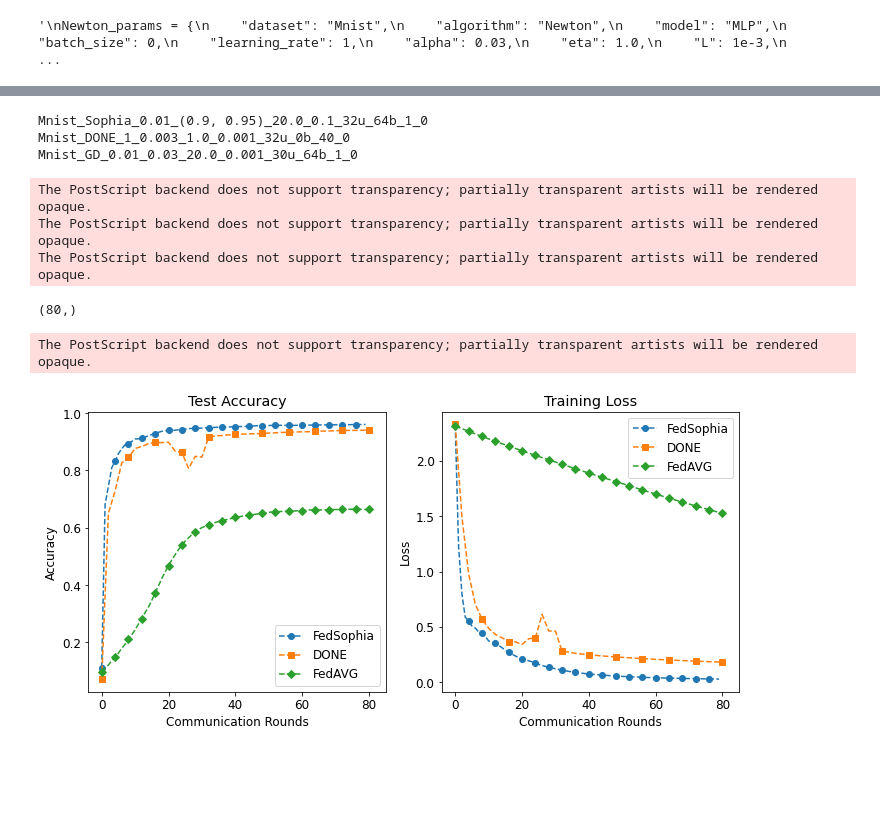
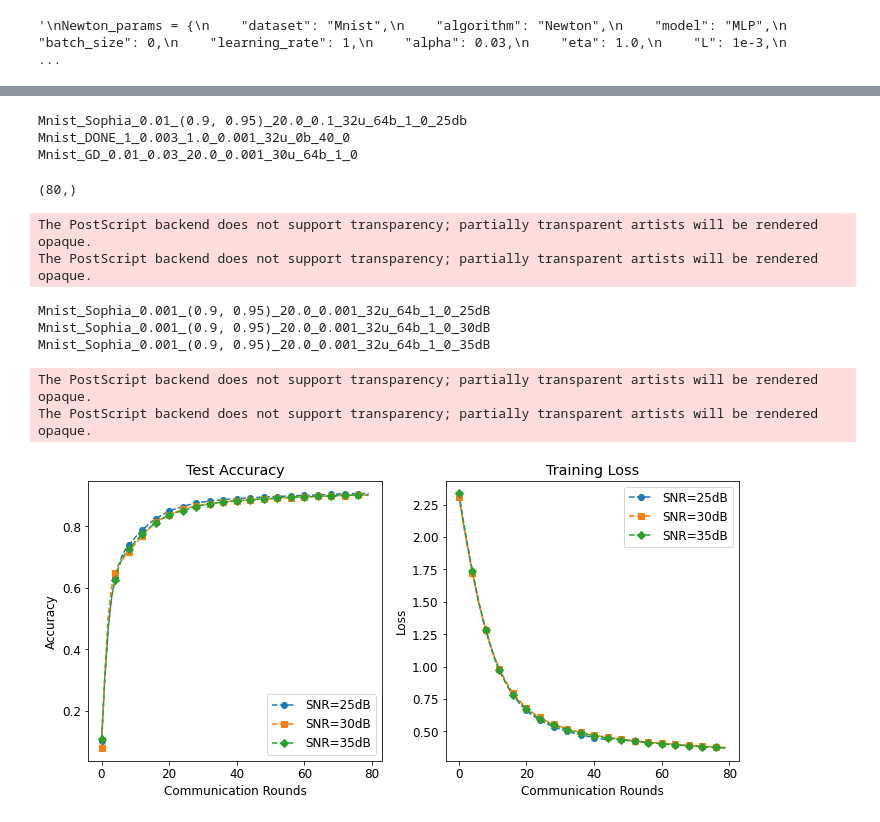
Before and after one commit to Abdulmomen96/DONE, a Jupyter notebook: main.ipynb, the cells around one changed output, grey strips where cells are left out. Saved outputs shown, nothing was run; the diff lists cells and outputs as text; code cells hidden in the pictures; blank space fills up the shorter version.

```diff
--- a/main.ipynb
+++ b/main.ipynb
@@ -231,12 +235,12 @@ from utils.plot_utils import get_training_data_value, simple_read_data
 # %%
 
 
-rs_train_acc_sop, rs_train_loss_sop, rs_glob_acc_sop = simple_read_data("Mnist_Sophia_0.01_(0.9, 0.95)_20.0_0.1_32u_64b_1_0")
+rs_train_acc_sop, rs_train_loss_sop, rs_glob_acc_sop = simple_read_data("Mnist_Sophia_0.01_(0.9, 0.95)_20.0_0.1_32u_64b_1_0_25db")
 rs_train_acc_done, rs_train_loss_done, rs_glob_acc_done = simple_read_data("Mnist_DONE_1_0.003_1.0_0.001_32u_0b_40_0")
 #("Mnist_DONE_1_0.008_1.0_0.001_32u_0b_40_0")
 rs_train_acc_gd, rs_train_loss_gd, rs_glob_acc_gd = simple_read_data("Mnist_GD_0.01_0.03_20.0_0.001_30u_64b_1_0")
 # %% [output]
-Mnist_Sophia_0.01_(0.9, 0.95)_20.0_0.1_32u_64b_1_0
+Mnist_Sophia_0.01_(0.9, 0.95)_20.0_0.1_32u_64b_1_0_25db
 Mnist_DONE_1_0.003_1.0_0.001_32u_0b_40_0
 Mnist_GD_0.01_0.03_20.0_0.001_30u_64b_1_0
 # %%
@@ -252,9 +256,9 @@ xlim = 41
 print(rs_glob_acc_sop[:80].shape)
 # Subplot 1: Training Accuracy
 plt.subplot(1, 2, 1)
-plt.plot(x[:80], rs_glob_acc_sop[:80], label='FedSophia', linestyle='--', marker='o', markevery=4)
-plt.plot(x_DONE, rs_glob_acc_done, label='DONE', linestyle='--', marker='s', markevery=4)
-plt.plot(x, rs_glob_acc_gd, label='FedAVG', linestyle='--', marker='D', markevery=4)
+plt.plot(x[:80], rs_glob_acc_sop[:80], label='FedSophia-25dB', linestyle='--', marker='o', markevery=4)
+#plt.plot(x_DONE, rs_glob_acc_done, label='DONE', linestyle='--', marker='s', markevery=4)
+#plt.plot(x, rs_glob_acc_gd, label='FedAVG', linestyle='--', marker='D', markevery=4)
 
 plt.title('Test Accuracy')
 plt.xlabel('Communication Rounds')
@@ -263,9 +267,9 @@ plt.legend()
 
 # Subplot 2: Training Loss
 plt.subplot(1, 2, 2)
-plt.plot(x[:80], rs_train_loss_sop[:80], label='FedSophia', linestyle='--', marker='o', markevery=4)
-plt.plot(x_DONE, rs_train_loss_done, label='DONE', linestyle='--', marker='s', markevery=4)
-plt.plot(x, rs_train_loss_gd, label='FedAVG', linestyle='--', marker='D', markevery=4)
+plt.plot(x[:80], rs_train_loss_sop[:80], label='FedSophia-25dB', linestyle='--', marker='o', markevery=4)
+#plt.plot(x_DONE, rs_train_loss_done, label='DONE', linestyle='--', marker='s', markevery=4)
+#plt.plot(x, rs_train_loss_gd, label='FedAVG', linestyle='--', marker='D', markevery=4)
 
 plt.title('Training Loss')
 plt.xlabel('Communication Rounds')
@@ -277,9 +281,4 @@ plt.savefig('Mnist_MLP_.eps', format='eps')
 plt.tight_layout()
 plt.show()
 # %% [output]
-The PostScript backend does not support transparency; partially transparent artists will be rendered opaque.
-The PostScript backend does not support transparency; partially transparent artists will be rendered opaque.
-The PostScript backend does not support transparency; partially transparent artists will be rendered opaque.
+(80,)
-(80,)
-The PostScript backend does not support transparency; partially transparent artists will be rendered opaque.
-[figure, removed]
@@ -285,0 +410,54 @@ The PostScript backend does not support transparency; partially transparent arti
+# %%
+
+# Sopgia with SNRs
+
+from utils.plot_utils import get_training_data_value, simple_read_data
+import matplotlib.pyplot as plt
+import numpy as np
+rs_train_acc_sop25, rs_train_loss_sop25, rs_glob_acc_sop25 = simple_read_data("Mnist_Sophia_0.001_(0.9, 0.95)_20.0_0.001_32u_64b_1_0_25dB")
+rs_train_acc_sop30, rs_train_loss_sop30, rs_glob_acc_sop30 = simple_read_data("Mnist_Sophia_0.001_(0.9, 0.95)_20.0_0.001_32u_64b_1_0_30dB")
+#("Mnist_DONE_1_0.008_1.0_0.001_32u_0b_40_0")
+rs_train_acc_sop35, rs_train_loss_sop35, rs_glob_acc_sop35 = simple_read_data("Mnist_Sophia_0.001_(0.9, 0.95)_20.0_0.001_32u_64b_1_0_35dB")
+
+
+# Create a figure with two subplots
+plt.figure(figsize=(10, 5))
+x = np.arange(0, 82)
+x_DONE = np.arange(0, 2 * 41, 2)
+xlim = 41
+
+# Subplot 1: Training Accuracy
+plt.subplot(1, 2, 1)
+plt.plot(x[:80], rs_glob_acc_sop25[:80], label='SNR=25dB', linestyle='--', marker='o', markevery=4)
+plt.plot(x[:80], rs_glob_acc_sop30[:80], label='SNR=30dB', linestyle='--', marker='s', markevery=4)
+plt.plot(x[:80], rs_glob_acc_sop35[:80], label='SNR=35dB', linestyle='--', marker='D', markevery=4)
+
+plt.title('Test Accuracy')
+plt.xlabel('Communication Rounds')
+plt.ylabel('Accuracy')
+plt.legend()
+
+# Subplot 2: Training Loss
+plt.subplot(1, 2, 2)
+plt.plot(x[:80], rs_train_loss_sop25[:80], label='SNR=25dB', linestyle='--', marker='o', markevery=4)
+plt.plot(x[:80], rs_train_loss_sop30[:80], label='SNR=30dB', linestyle='--', marker='s', markevery=4)
+plt.plot(x[:80], rs_train_loss_sop35[:80], label='SNR=35dB', linestyle='--', marker='D', markevery=4)
+
+plt.title('Training Loss')
+plt.xlabel('Communication Rounds')
+plt.ylabel('Loss')
+plt.legend()
+
+plt.savefig('Mnist_MLP_.eps', format='eps')
+
+plt.tight_layout()
+plt.show()
+# %% [output]
+The PostScript backend does not support transparency; partially transparent artists will be rendered opaque.
+The PostScript backend does not support transparency; partially transparent artists will be rendered opaque.
+Mnist_Sophia_0.001_(0.9, 0.95)_20.0_0.001_32u_64b_1_0_25dB
+Mnist_Sophia_0.001_(0.9, 0.95)_20.0_0.001_32u_64b_1_0_30dB
+Mnist_Sophia_0.001_(0.9, 0.95)_20.0_0.001_32u_64b_1_0_35dB
+The PostScript backend does not support transparency; partially transparent artists will be rendered opaque.
+The PostScript backend does not support transparency; partially transparent artists will be rendered opaque.
+[figure, added]
```
Also changed, not shown: parts of 12 cells of this notebook, 31 other files.
